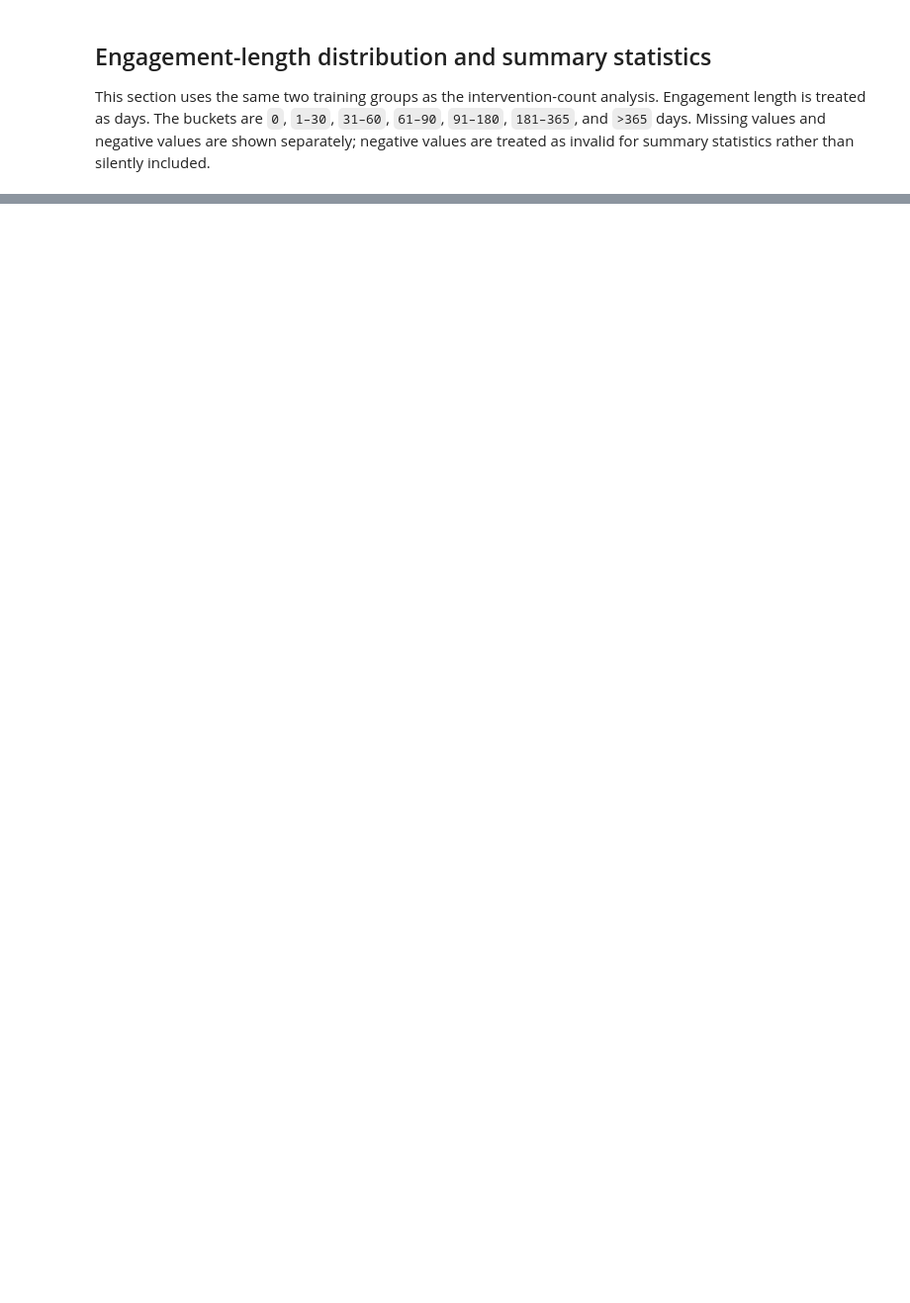
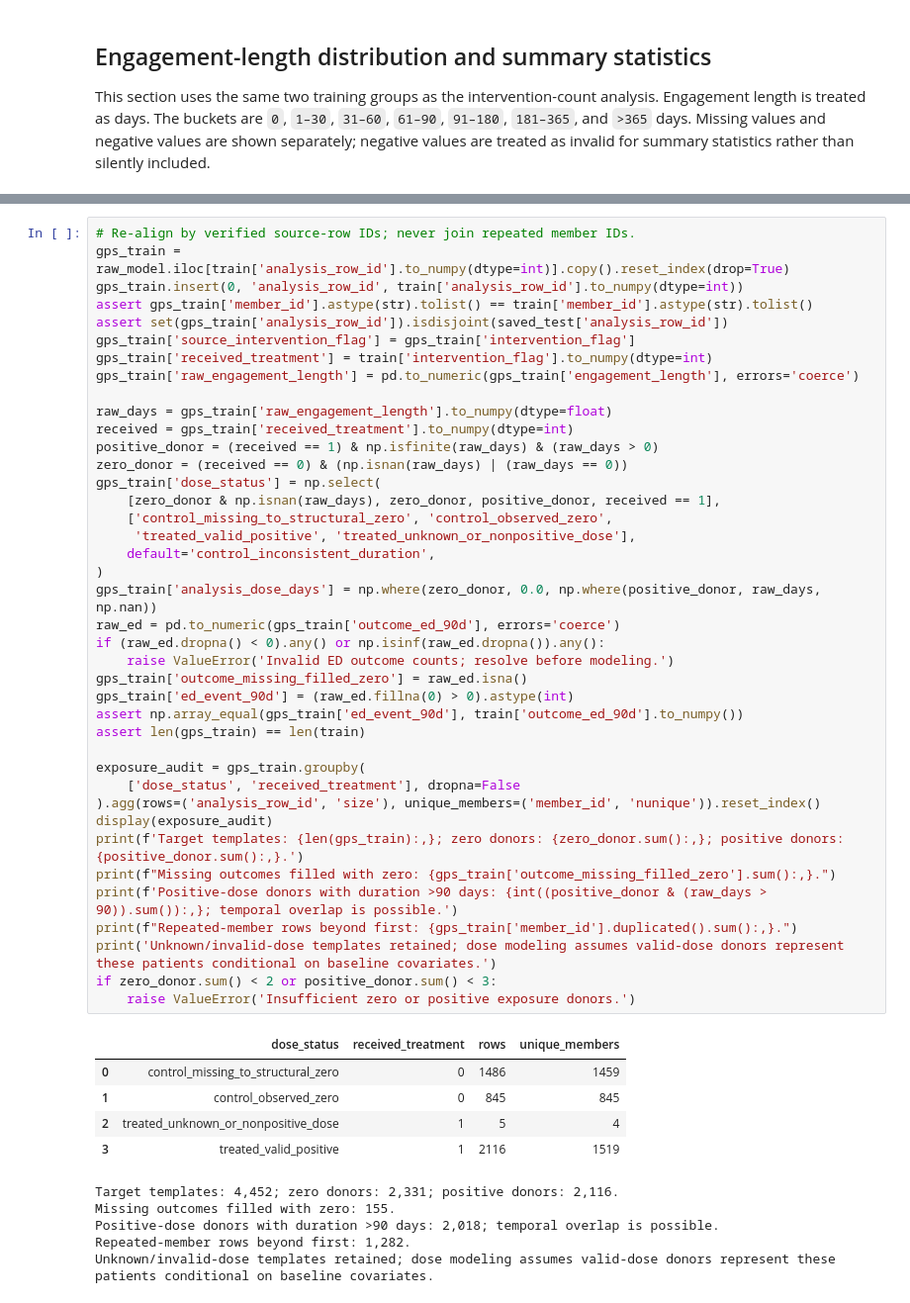
Before and after one commit to ndesai777777/prism_repo, a Jupyter notebook: Code/PRISM_Dosage_Intervention_Counts_Funds.ipynb, the cells around one changed output, grey strips where cells are left out. Shown at 99% size. Saved outputs shown, nothing was run; the diff lists cells and outputs as text; blank space fills up the shorter version.

```diff
--- a/Code/PRISM_Dosage_Intervention_Counts_Funds.ipynb
+++ b/Code/PRISM_Dosage_Intervention_Counts_Funds.ipynb
@@ -191,0 +366,51 @@ for group_name, group_frame in [('Entire Funds training set', train), ('Highest-
+# %%
+# Re-align by verified source-row IDs; never join repeated member IDs.
+gps_train = raw_model.iloc[train['analysis_row_id'].to_numpy(dtype=int)].copy().reset_index(drop=True)
+gps_train.insert(0, 'analysis_row_id', train['analysis_row_id'].to_numpy(dtype=int))
+assert gps_train['member_id'].astype(str).tolist() == train['member_id'].astype(str).tolist()
+assert set(gps_train['analysis_row_id']).isdisjoint(saved_test['analysis_row_id'])
+gps_train['source_intervention_flag'] = gps_train['intervention_flag']
+gps_train['received_treatment'] = train['intervention_flag'].to_numpy(dtype=int)
+gps_train['raw_engagement_length'] = pd.to_numeric(gps_train['engagement_length'], errors='coerce')
+
+raw_days = gps_train['raw_engagement_length'].to_numpy(dtype=float)
+received = gps_train['received_treatment'].to_numpy(dtype=int)
+positive_donor = (received == 1) & np.isfinite(raw_days) & (raw_days > 0)
+zero_donor = (received == 0) & (np.isnan(raw_days) | (raw_days == 0))
+gps_train['dose_status'] = np.select(
+    [zero_donor & np.isnan(raw_days), zero_donor, positive_donor, received == 1],
+    ['control_missing_to_structural_zero', 'control_observed_zero',
+     'treated_valid_positive', 'treated_unknown_or_nonpositive_dose'],
+    default='control_inconsistent_duration',
+)
+gps_train['analysis_dose_days'] = np.where(zero_donor, 0.0, np.where(positive_donor, raw_days, np.nan))
+raw_ed = pd.to_numeric(gps_train['outcome_ed_90d'], errors='coerce')
+if (raw_ed.dropna() < 0).any() or np.isinf(raw_ed.dropna()).any():
+    raise ValueError('Invalid ED outcome counts; resolve before modeling.')
+gps_train['outcome_missing_filled_zero'] = raw_ed.isna()
+gps_train['ed_event_90d'] = (raw_ed.fillna(0) > 0).astype(int)
+assert np.array_equal(gps_train['ed_event_90d'], train['outcome_ed_90d'].to_numpy())
+assert len(gps_train) == len(train)
+
+exposure_audit = gps_train.groupby(
+    ['dose_status', 'received_treatment'], dropna=False
+).agg(rows=('analysis_row_id', 'size'), unique_members=('member_id', 'nunique')).reset_index()
+display(exposure_audit)
+print(f'Target templates: {len(gps_train):,}; zero donors: {zero_donor.sum():,}; positive donors: {positive_donor.sum():,}.')
+print(f"Missing outcomes filled with zero: {gps_train['outcome_missing_filled_zero'].sum():,}.")
+print(f'Positive-dose donors with duration >90 days: {int((positive_donor & (raw_days > 90)).sum()):,}; temporal overlap is possible.')
+print(f"Repeated-member rows beyond first: {gps_train['member_id'].duplicated().sum():,}.")
+print('Unknown/invalid-dose templates retained; dose modeling assumes valid-dose donors represent these patients conditional on baseline covariates.')
+if zero_donor.sum() < 2 or positive_donor.sum() < 3:
+    raise ValueError('Insufficient zero or positive exposure donors.')
+# %% [output]
+|  | dose_status | received_treatment | rows | unique_members |
+| 0 | control_missing_to_structural_zero | 0 | 1486 | 1459 |
+| 1 | control_observed_zero | 0 | 845 | 845 |
+| 2 | treated_unknown_or_nonpositive_dose | 1 | 5 | 4 |
+| 3 | treated_valid_positive | 1 | 2116 | 1519 |
+Target templates: 4,452; zero donors: 2,331; positive donors: 2,116.
+Missing outcomes filled with zero: 155.
+Positive-dose donors with duration >90 days: 2,018; temporal overlap is possible.
+Repeated-member rows beyond first: 1,282.
+Unknown/invalid-dose templates retained; dose modeling assumes valid-dose donors represent these patients conditional on baseline covariates.
```
Also changed, not shown: parts of 20 cells of this notebook, 1 other file.
